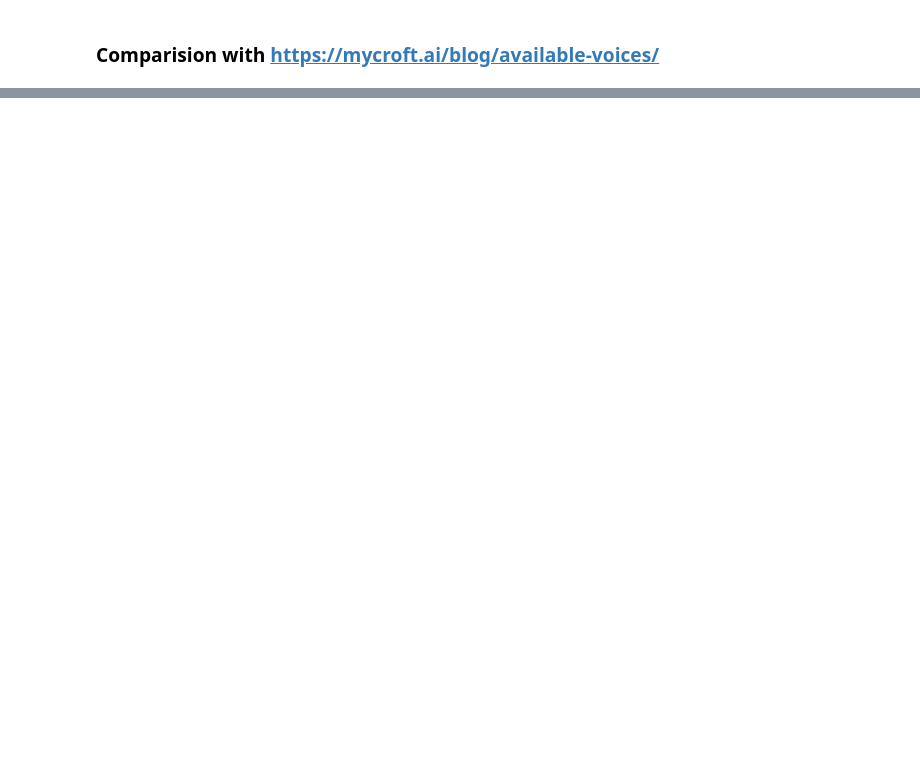
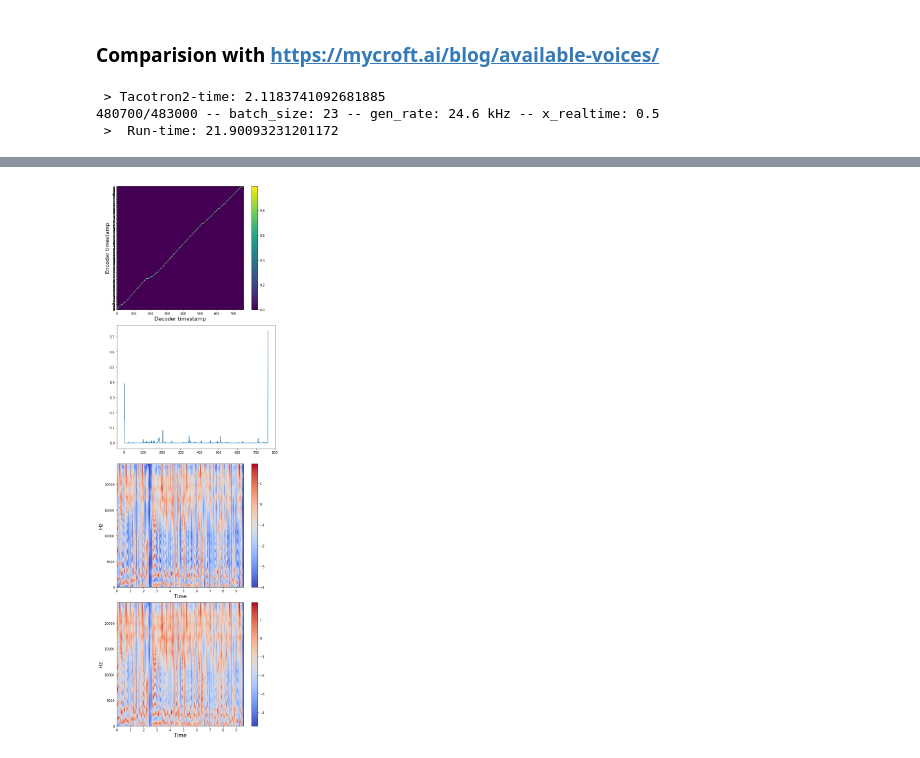
Before and after one commit to puppyapple/WaveRNN, a Jupyter notebook: notebooks/Benchmark.ipynb, the cells around one changed output, grey strips where cells are left out. Drawn from its saved outputs; the diff is of its cells as text; code cells hidden in the pictures; blank space fills up the shorter version.

```diff
--- a/notebooks/Benchmark.ipynb
+++ b/notebooks/Benchmark.ipynb
@@ -230,0 +239,10 @@ if use_gl == False:
+# %%
+model.eval()
+model.decoder.max_decoder_steps = 2000
+speaker_id = None
+sentence =  "dang1 qian2 mo2 xing2 yi3 jing1 you3 le5 bu2 cuo4 de5 xiao4 guo3. ran2 er2, you2 yu2 xun4 lian4 shu4 ju4 que1 shao3 biao1 dian3, jia1 shang4 xun4 lian4 yu3 liao4 bi2 jiao2 xiao3, suo2 yi3, ju4 zi5 ting2 dun4 hai2 cun2 zai4 yi4 xie1 bu4 wen3 ding4 xing4."
+align, spec, stop_tokens, wav = tts2(model, sentence, CONFIG, use_cuda, ap, ap_vocoder, use_gl=use_gl, figures=True, target=20000, overlap=500, create_gl=False)
+# %% [output]
+ > Tacotron2-time: 2.1183741092681885
+480700/483000 -- batch_size: 23 -- gen_rate: 24.6 kHz -- x_realtime: 0.5
+ >  Run-time: 21.90093231201172
@@ -231,2 +250,3 @@ if use_gl == False:
+[figure, added]
 # %%
 model.eval()
```
Also changed, not shown: parts of 9 cells of this notebook, 6 other files.
